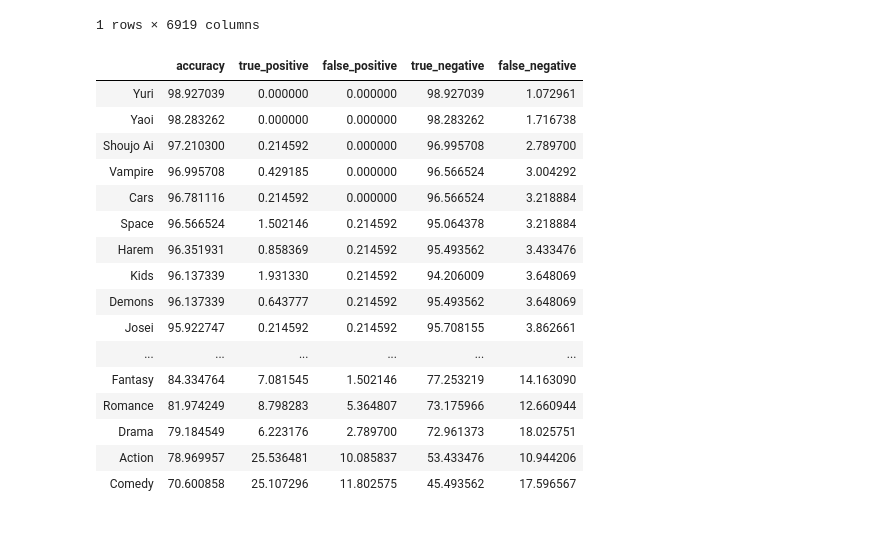
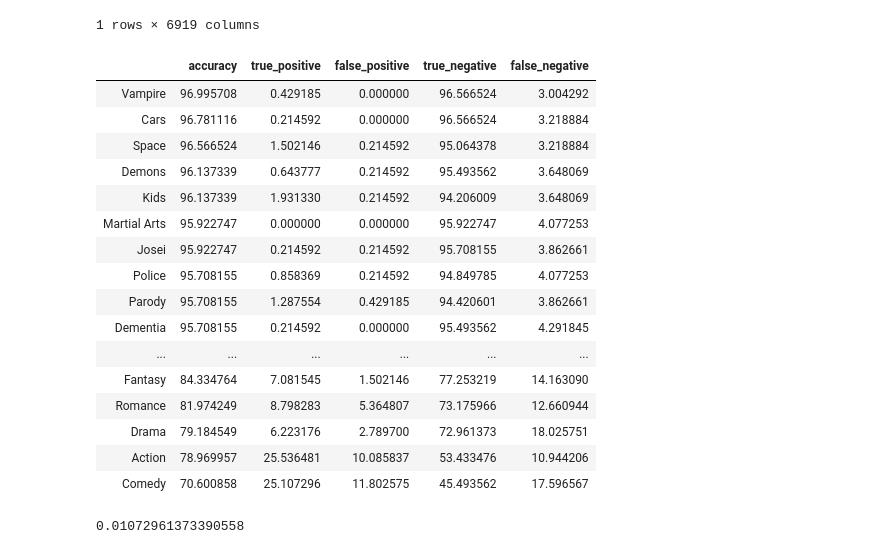
Before and after one commit to MaximeBastion/Anime_Classifier_Bayes, a Jupyter notebook: Anime_Classifier_Bayes.ipynb, the cells around one changed output. Cells and saved outputs as stored; diff of their text form; code cells hidden in the pictures.

```diff
--- a/Anime_Classifier_Bayes.ipynb
+++ b/Anime_Classifier_Bayes.ipynb
@@ -12,2 +36,13 @@ Classify animes using their synopses into genres.
+# %%
+genres_name = {
+    4: "Comedy",
+    8: "Drama"
+}
+genres={'Action','Adventure','Cars','Comedy','Dementia','Demons','Drama','Ecchi','Fantasy'
+        ,'Game','Harem','Hentai','Historical','Horror','Josei','Kids','Magic','Martial Arts'
+        ,'Mecha','Military','Music','Mystery','Parody','Police','Psychological','Romance',
+        'Samurai','School','Sci-Fi','Seinen','Shoujo','Shoujo Ai','Shounen','Shounen Ai',
+        'Slice of Life','Space','Sports','Super Power','Supernatural','Thriller','Vampire','Yaoi','Yuri'}
+genres_sfw = [g for g in genres if g not in ["Shoujo Ai", "Yuri", "Hentai", "Yaoi", "Shounen Ai", "Ecchi", "Harem"]]
 # %% [markdown]
 ## Fetching Anime Data using an API
@@ -503,7 +463,7 @@ def get_predicted_genres(synopsis):
 def predict_all(df):
     df["predicted_genres"] = df["synopsis"].apply(get_predicted_genres)
     for genre in genres:
-        df[genre + "_prediction"] = (df["predicted_genres"].apply(lambda predicted_genres: genre in predicted_genres))
+        df[genre + "_prediction"] = df["predicted_genres"].apply(lambda predicted_genres: genre in predicted_genres)
         df[genre + "_prediction_is_accurate"] = df[genre + "_prediction"] == df[genre]
 
 # Adds the column "accuracy" to the df, specifying the accuracy (%) of the predicted genres
@@ -513,10 +473,23 @@ def compute_accuracy_per_anime(df):
     # we sum the boolean values on each row, selecting all the columns relative to a genre's prediction status
     df["accuracy"] = df[predicted_col_names].sum(axis = 1) / len(genres) * 100
 
+def compute_perfects(df):
+    df["predicted_perfectly"] = df.apply(lambda row: set(row.predicted_genres) == set(row.genres), axis=1)
+
+def get_prediction_score(row):
+    n_genres_predicted_and_present = len([g for g in row.predicted_genres if g in row.genres])
+    n_genres_predicted_but_not_present = len(row.predicted_genres) - n_genres_predicted_and_present
+    score = (n_genres_predicted_and_present - n_genres_predicted_but_not_present) / len(row.genres)
+    return max(0, score)
+
+def compute_prediction_score(df):
+    df["prediction_score"] = df.apply(get_prediction_score, axis = 1)
+
 # Returns a series associating each genre with its overall accuracy
 def get_accuracy_per_genre_df(df):
     # we sum the boolean values on each column, selecting all the columns relative to a genre's prediction status
-    predicted_col_names = [g + "_prediction_is_accurate" for g in genres]
+    genres_to_use = genres if Constants.INCLUDE_NSFW_GENRES else genres_sfw
+    predicted_col_names = [g + "_prediction_is_accurate" for g in genres_to_use]
     accuracy_per_genre = (df[predicted_col_names].sum(axis = 0) / len(isolated_test_set)) * 100
 
     # drilling down the successful and failed prediction: true postives, false positives, true negatives, and false negatives
@@ -524,7 +497,7 @@ def get_accuracy_per_genre_df(df):
     false_positive_proportions = []
     true_negative_proportions = []
     false_negative_proportions = []
-    for genre in genres:
+    for genre in genres_to_use:
         true_positive_proportions.append(((df[genre + "_prediction"] == True) & (df[genre] == True)).sum() / len(df) * 100)
         false_positive_proportions.append(((df[genre + "_prediction"] == True) & (df[genre] == False)).sum() / len(df) * 100)
         true_negative_proportions.append(((df[genre + "_prediction"] == False) & (df[genre] == False)).sum() / len(df) * 100)
@@ -537,11 +510,13 @@ def get_accuracy_per_genre_df(df):
         "true_negative": true_negative_proportions,
         "false_negative": false_negative_proportions
     })
-    genre_stats.index = genres
+    genre_stats.index = genres_to_use
 
     return genre_stats.sort_values("accuracy", ascending = False)
 
-test_anime = test_set.iloc[1]
+
+
+test_anime = test_set.iloc[2]
 print(test_anime["title"])
 print(test_anime["genres"])
 synopsis = test_anime["synopsis"]
@@ -621,28 +549,32 @@ training_set_clean[training_set_clean["synopsis"].apply(len) == 0]
 # %%
 isolated_test_set = test_set.copy()
 predict_all(isolated_test_set)
 compute_accuracy_per_anime(isolated_test_set)
+compute_perfects(isolated_test_set)
+compute_prediction_score(isolated_test_set)
 # (isolated_test_set["accuracy_per_anime"] >= 97).sum() / len(isolated_test_set)
 accuracy_df = get_accuracy_per_genre_df(isolated_test_set)
 accuracy_df
+len(isolated_test_set[isolated_test_set["predicted_perfectly"] == True].head()) / len(isolated_test_set)
 # %% [output]
 |  | accuracy | true_positive | false_positive | true_negative | false_negative |
-| Yuri | 98.927039 | 0.000000 | 0.000000 | 98.927039 | 1.072961 |
-| Yaoi | 98.283262 | 0.000000 | 0.000000 | 98.283262 | 1.716738 |
-| Shoujo Ai | 97.210300 | 0.214592 | 0.000000 | 96.995708 | 2.789700 |
 | Vampire | 96.995708 | 0.429185 | 0.000000 | 96.566524 | 3.004292 |
 | Cars | 96.781116 | 0.214592 | 0.000000 | 96.566524 | 3.218884 |
 | Space | 96.566524 | 1.502146 | 0.214592 | 95.064378 | 3.218884 |
-| Harem | 96.351931 | 0.858369 | 0.214592 | 95.493562 | 3.433476 |
+| Demons | 96.137339 | 0.643777 | 0.214592 | 95.493562 | 3.648069 |
 | Kids | 96.137339 | 1.931330 | 0.214592 | 94.206009 | 3.648069 |
-| Demons | 96.137339 | 0.643777 | 0.214592 | 95.493562 | 3.648069 |
+| Martial Arts | 95.922747 | 0.000000 | 0.000000 | 95.922747 | 4.077253 |
 | Josei | 95.922747 | 0.214592 | 0.214592 | 95.708155 | 3.862661 |
+| Police | 95.708155 | 0.858369 | 0.214592 | 94.849785 | 4.077253 |
+| Parody | 95.708155 | 1.287554 | 0.429185 | 94.420601 | 3.862661 |
+| Dementia | 95.708155 | 0.214592 | 0.000000 | 95.493562 | 4.291845 |
 | ... | ... | ... | ... | ... | ... |
 | Fantasy | 84.334764 | 7.081545 | 1.502146 | 77.253219 | 14.163090 |
 | Romance | 81.974249 | 8.798283 | 5.364807 | 73.175966 | 12.660944 |
 | Drama | 79.184549 | 6.223176 | 2.789700 | 72.961373 | 18.025751 |
 | Action | 78.969957 | 25.536481 | 10.085837 | 53.433476 | 10.944206 |
 | Comedy | 70.600858 | 25.107296 | 11.802575 | 45.493562 | 17.596567 |
+0.01072961373390558
 # %%
 import matplotlib as mpl
 import matplotlib.pyplot as plt
```
Also changed, not shown: parts of 28 cells of this notebook.
